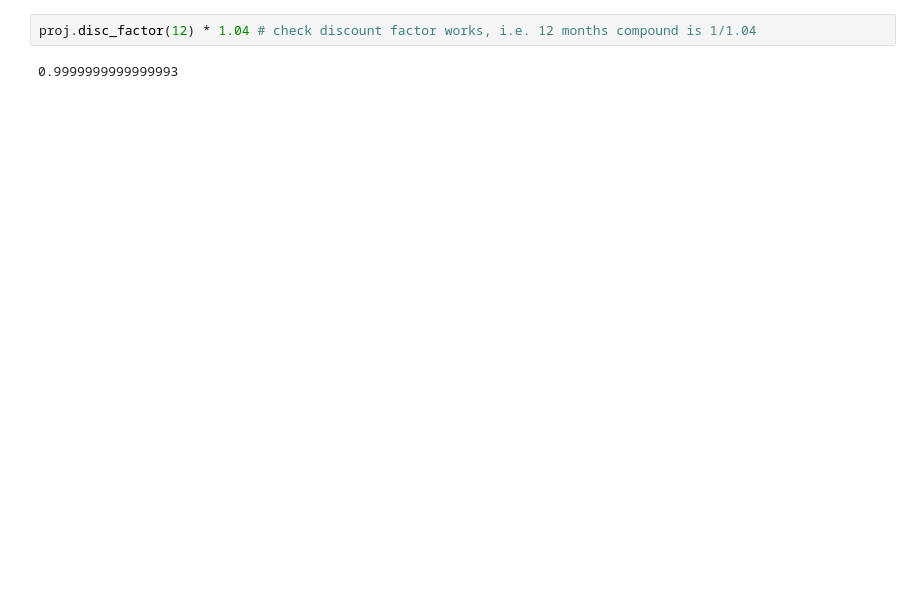
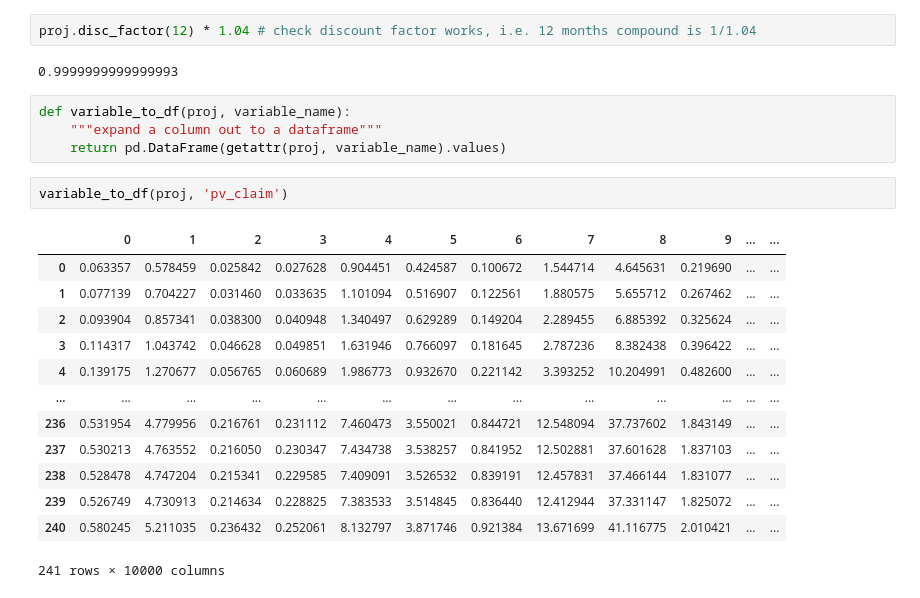
Before and after one commit to lewisfogden/heavytables, a Jupyter notebook: examples/model_example.ipynb, the cells around one changed output. Drawn from its saved outputs; the diff is of its cells as text; blank space fills up the shorter version.

```diff
--- a/examples/model_example.ipynb
+++ b/examples/model_example.ipynb
@@ -211,3 +220,23 @@ array([92.848227, 4039.034205, 2244.605027, ..., 1369.633105, 62.250880,
 proj.disc_factor(12) * 1.04 # check discount factor works, i.e. 12 months compound is 1/1.04
 # %% [output]
 0.9999999999999993
+# %%
+def variable_to_df(proj, variable_name):
+    """expand a column out to a dataframe"""
+    return pd.DataFrame(getattr(proj, variable_name).values)
+# %%
+variable_to_df(proj, 'pv_claim')
+# %% [output]
+|  | 0 | 1 | 2 | 3 | 4 | 5 | 6 | 7 | 8 | 9 | ... | ... |
+| 0 | 0.063357 | 0.578459 | 0.025842 | 0.027628 | 0.904451 | 0.424587 | 0.100672 | 1.544714 | 4.645631 | 0.219690 | ... | ... |
+| 1 | 0.077139 | 0.704227 | 0.031460 | 0.033635 | 1.101094 | 0.516907 | 0.122561 | 1.880575 | 5.655712 | 0.267462 | ... | ... |
+| 2 | 0.093904 | 0.857341 | 0.038300 | 0.040948 | 1.340497 | 0.629289 | 0.149204 | 2.289455 | 6.885392 | 0.325624 | ... | ... |
+| 3 | 0.114317 | 1.043742 | 0.046628 | 0.049851 | 1.631946 | 0.766097 | 0.181645 | 2.787236 | 8.382438 | 0.396422 | ... | ... |
+| 4 | 0.139175 | 1.270677 | 0.056765 | 0.060689 | 1.986773 | 0.932670 | 0.221142 | 3.393252 | 10.204991 | 0.482600 | ... | ... |
+| ... | ... | ... | ... | ... | ... | ... | ... | ... | ... | ... | ... | ... |
+| 236 | 0.531954 | 4.779956 | 0.216761 | 0.231112 | 7.460473 | 3.550021 | 0.844721 | 12.548094 | 37.737602 | 1.843149 | ... | ... |
+| 237 | 0.530213 | 4.763552 | 0.216050 | 0.230347 | 7.434738 | 3.538257 | 0.841952 | 12.502881 | 37.601628 | 1.837103 | ... | ... |
+| 238 | 0.528478 | 4.747204 | 0.215341 | 0.229585 | 7.409091 | 3.526532 | 0.839191 | 12.457831 | 37.466144 | 1.831077 | ... | ... |
+| 239 | 0.526749 | 4.730913 | 0.214634 | 0.228825 | 7.383533 | 3.514845 | 0.836440 | 12.412944 | 37.331147 | 1.825072 | ... | ... |
+| 240 | 0.580245 | 5.211035 | 0.236432 | 0.252061 | 8.132797 | 3.871746 | 0.921384 | 13.671699 | 41.116775 | 2.010421 | ... | ... |
+241 rows × 10000 columns
```
Also changed, not shown: parts of 9 cells of this notebook.
